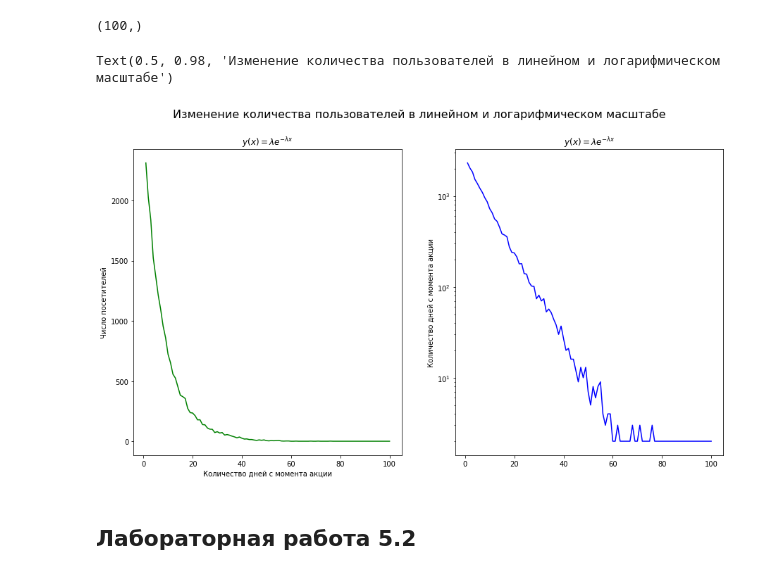
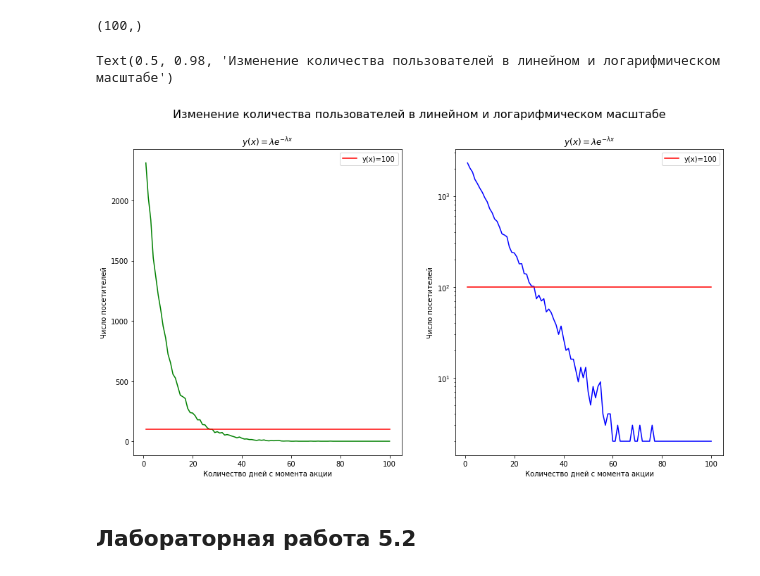
Before and after one commit to alexrzntsv/TOBD-FU, a Jupyter notebook: 5.visualization/05_visualization.ipynb, the cells around one changed output. Saved outputs shown, nothing was run; the diff lists cells and outputs as text; code cells hidden in the pictures.

```diff
--- a/5.visualization/05_visualization.ipynb
+++ b/5.visualization/05_visualization.ipynb
@@ -218,23 +218,27 @@ arr.shape
 # %%
 fig, (ax0, ax1) = plt.subplots(nrows=1, ncols=2, figsize=(15,8))
 
 #-----
 ax0.plot(range(1, 101), arr, 'green')
+ax0.plot(range(1, 101), [100]*100, 'red', label='y(x)=100')
 ax0.set_ylabel('Число посетителей')
 ax0.set_xlabel("Количество дней с момента акции")
 ax0.set_title('$y(x)=\lambda e^{-\lambda x}$')
+ax0.legend()
 #-----
 # Ступнчатая диаграмма, шаг в начале
 ax1.semilogy(range(1, 101), arr, 'blue')
+ax1.plot(range(1, 101), [100]*100, 'red', label='y(x)=100')
 ax1.set_ylabel('Число посетителей')
-ax1.set_ylabel("Количество дней с момента акции")
+ax1.set_xlabel("Количество дней с момента акции")
 ax1.set_title('$y(x)=\lambda e^{-\lambda x}$')
+ax1.legend()
 
 
 fig.suptitle("Изменение количества пользователей в линейном и логарифмическом масштабе", fontsize=16)
 # %% [output]
 Text(0.5, 0.98, 'Изменение количества пользователей в линейном и логарифмическом масштабе')
-[figure, old version]
+[figure, new version]
 # %% [markdown]
 ## Лабораторная работа 5.2
 # %% [markdown]
```
Also changed, not shown: parts of 11 cells of this notebook.
